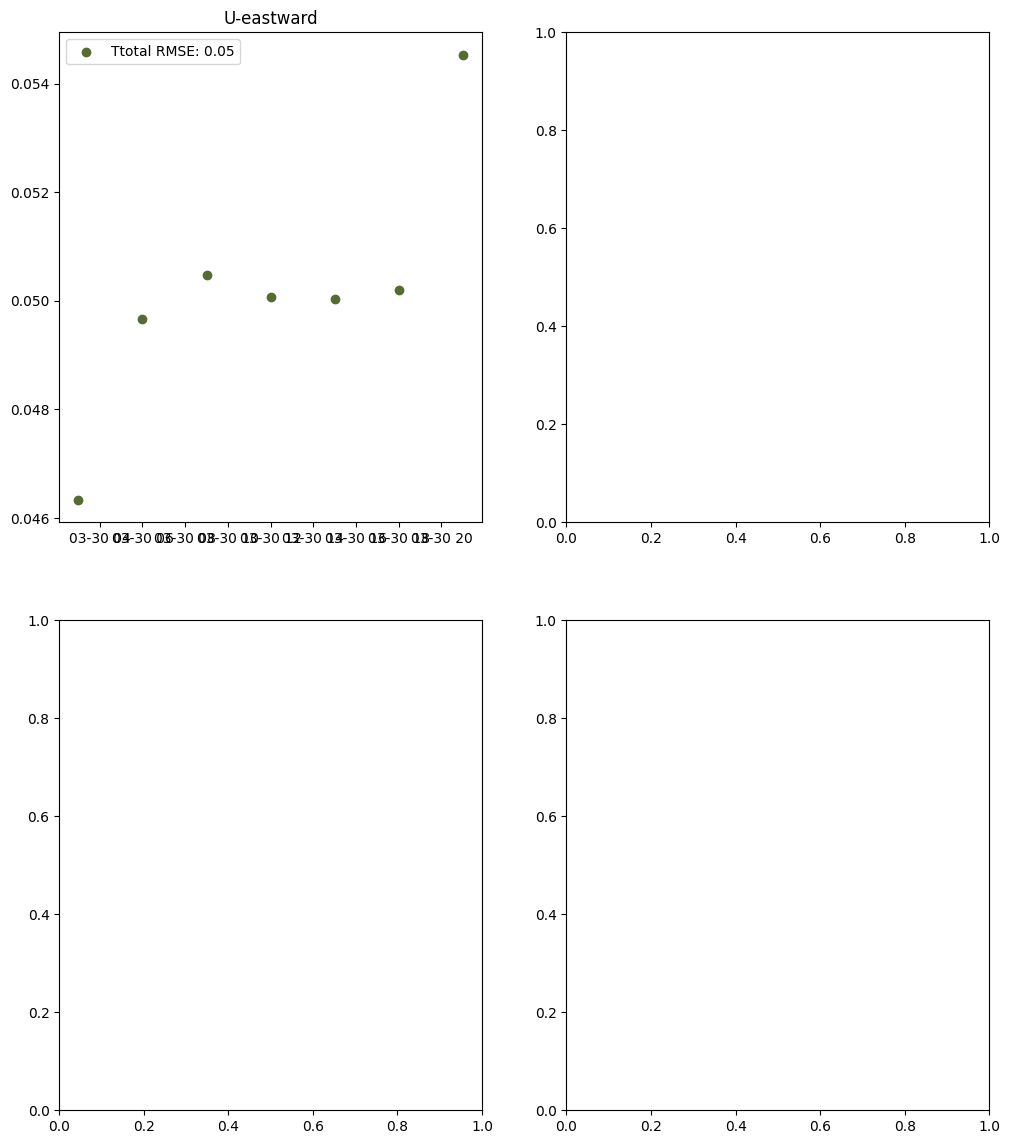
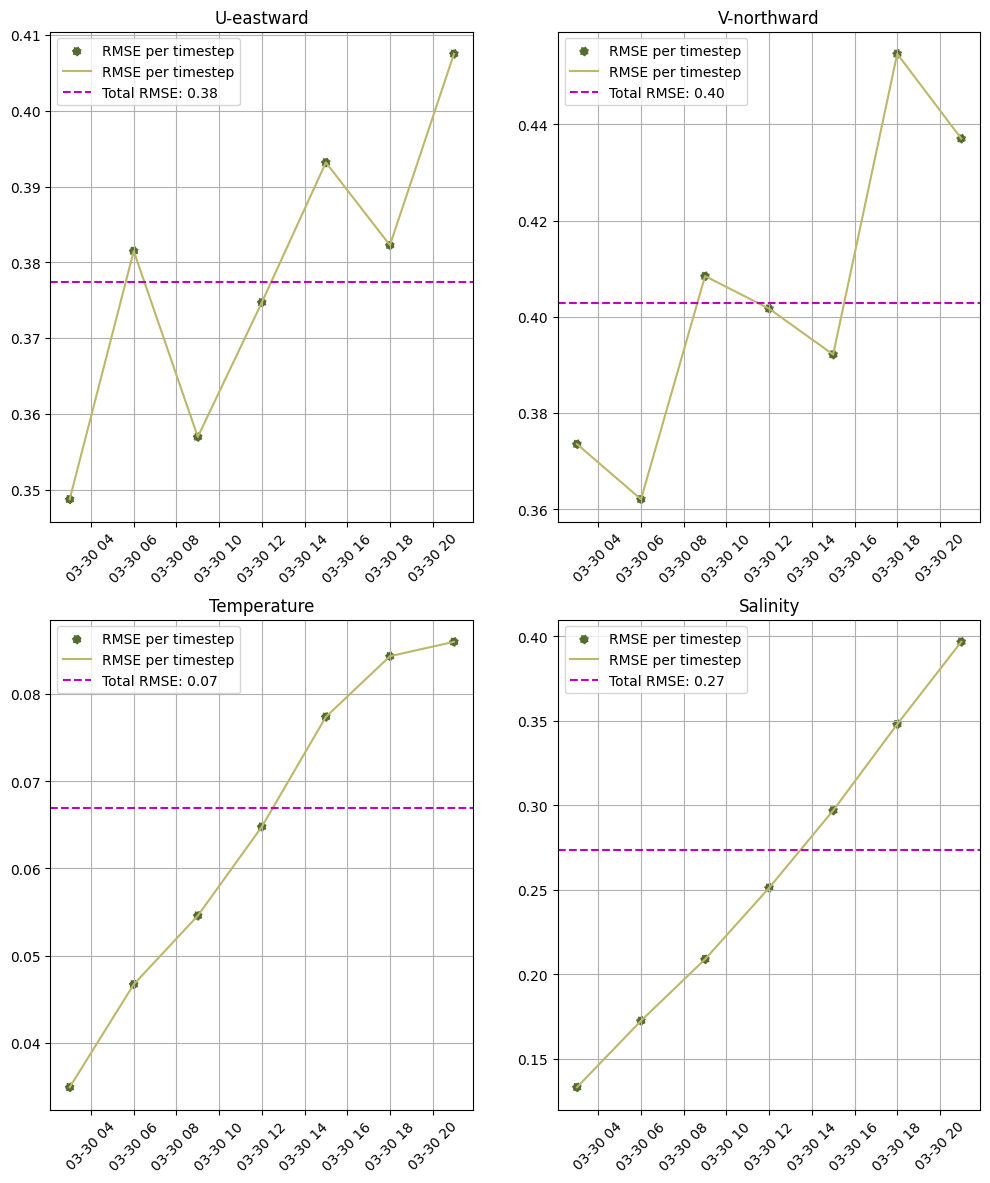
The notebook cell's code change between the first figure and the second:
--- before
+++ after
@@ -14,5 +14,5 @@
 target_vars_havbris = ['u_eastward_0', 'v_northward_0', 'temperature_0', 'salinity_0']
 
-rmse_by_timestep = {}
+normalized_by_timestep = {}
 rmse_total = {}
 regression_lines = {}
@@ -26,10 +26,19 @@
     error = (nk_data - hb_data)
     mse_by_timestep = (error **2).groupby('time').mean(['Y', 'X'])
-    rmse_by_timestep[nk_var] = np.sqrt(mse_by_timestep)
+    rmse_by_timestep = np.sqrt(mse_by_timestep)
+    #normalized_by_timestep[nk_var] = rmse_by_timestep/(hb_data.max() - hb_data.min())
+
+    #Normalize the RMSE data - a few different methods for this, will try using the diff between maximum and minimum vals 
+    #didnt do much - try standard deviation instead of the havbris target
+
+    std = nk_data.groupby('time').std(dim=['Y','X'])
+    normalized_by_timestep[nk_var] = rmse_by_timestep / std 
 
     #Also calculate total RMSE for period - will use sklearn for efficient calculation
     #first filter out nans 
     mask = ~np.isnan(nk_data) & ~np.isnan(hb_data)
-    rmse_total[nk_var] = root_mean_squared_error(nk_data.values[mask], hb_data.values[mask])
+    rmse_total_before_n = root_mean_squared_error(nk_data.values[mask], hb_data.values[mask])
+    std_total = nk_data.std(dim = ['Y', 'X', 'time']).item()
+    rmse_total[nk_var] = rmse_total_before_n / std_total
 
     #make regression lines for each variable predictions
@@ -37,7 +46,6 @@
     hb_reg = hb_data.values[mask].flatten()
 
-    model = LinearRegression()
-    model.fit(hb_reg.reshape(-1,1), nk_reg)
-    regression_lines[nk_var] = model.predict(hb_reg.reshape(-1,1))
+    #for key in nk_var:
+        #print(key)
 
 fig, ax = plt.subplots(2,2, figsize = (12,14))
@@ -47,7 +55,11 @@
     row, col = divmod(i,2)
     ax[row, col].set_title(labels[i])
-    ax[row, col].scatter(rmse_by_timestep[nk_var].time, rmse_by_timestep[nk_var], label = 'RMSE per timestep', color = 'darkolivegreen')
-    ax[row, col].legend([f'Ttotal RMSE: {rmse_total[nk_var]:.2f}'])
-    ax[row, col].plot(hb_reg, regression_lines[nk_var], color = 'm', label = 'Regression Line')
+    ax[row, col].scatter(normalized_by_timestep[nk_var].time, normalized_by_timestep[nk_var], label = 'RMSE per timestep', color = 'darkolivegreen', linestyle = ':')
+    ax[row, col].plot(normalized_by_timestep[nk_var].time, normalized_by_timestep[nk_var], label = 'RMSE per timestep', color = 'darkkhaki', linestyle = '-')
+    ax[row, col].axhline(rmse_total[nk_var], color = 'm', linestyle = '--', label = f'Total RMSE: {rmse_total[nk_var]:.2f}')
+    #ax[row, col].plot(hb_reg, regression_lines[nk_var], color = 'm', label = 'Regression Line')
     plt.setp(ax[row,col].xaxis.get_majorticklabels(), rotation =45)
+    ax[row, col].legend()
+    ax[row,col].grid(True)
 plt.show()
+

Commit: figures for 24hr and 48hr lead times